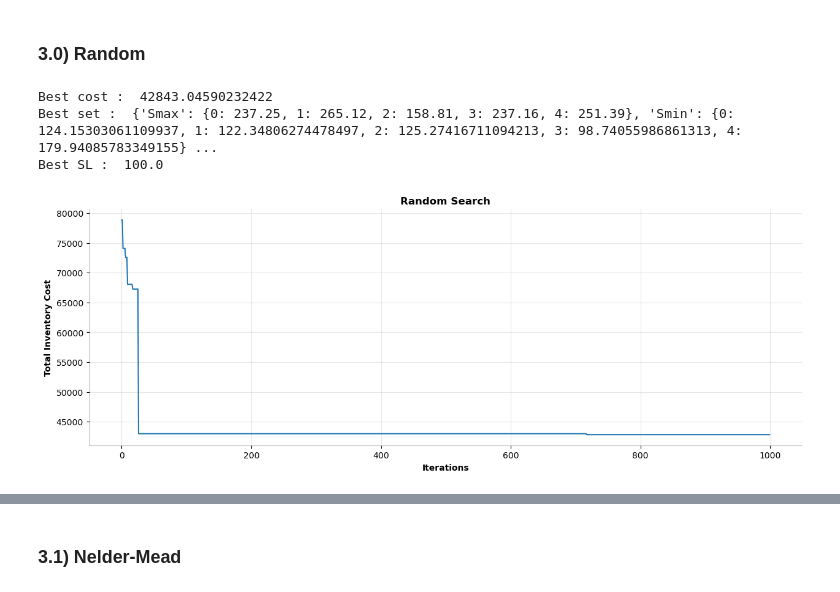
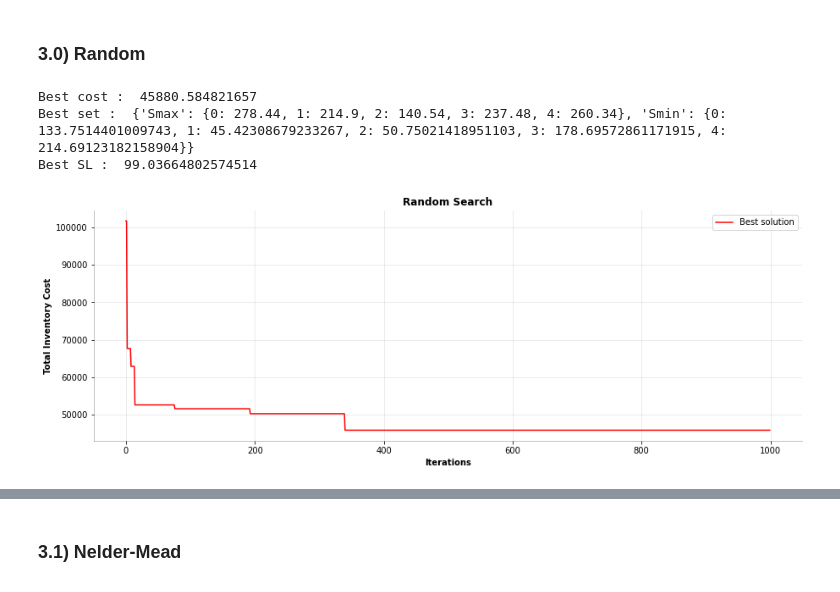
Before and after one commit to yu9800/SELSP_simOpt, a Jupyter notebook: inventory_opt.ipynb, the cells around one changed output, grey strips where cells are left out. Cells and saved outputs as stored; diff of their text form; code cells hidden in the pictures.

Commit message:
fixed plot

```diff
--- a/inventory_opt.ipynb
+++ b/inventory_opt.ipynb
@@ -461,12 +461,16 @@ def get_performance(reps, config, point, name):
 
     return np.mean(l_cost), np.mean(l_sl)
 
-def plot_evolution_best(x_label, title, l_best):
+def plot_evolution_best(x_label, title, results,all_candidates):
     # Create a figure and axis object
     fig, ax = plt.subplots(figsize = (15,5))
 
     # Plot the values as a line graph
-    ax.plot(l_best)
+    ax.plot(results['l_best'], color = 'r', label = 'Best solution')
+
+    if all_candidates:
+        ax.scatter(np.arange(0,len(results['l_all']),1),results['l_all'], label ='Candidate')
+
 
     # Set the x and y axis labels
     ax.set_xlabel(x_label, weight = 'bold')
@@ -474,6 +478,7 @@ def plot_evolution_best(x_label, title, l_best):
 
     # Set the title of the graph
     ax.set_title(title, weight = 'bold')
+    ax.legend()
     plt.grid(axis='both', alpha=.3)
 
     # Remove borders
@@ -490,6 +495,7 @@ def random_opt(flags, config):
     n = flags['N']
 
     ## Store evolution
+    l_all = []
     l_best = []
     overall_best = None
     overall_best_cost = np.inf
@@ -512,6 +518,7 @@ def random_opt(flags, config):
                 overall_best = candidate
                 overall_best_sl = sl
             l_best.append(overall_best_cost)
+            l_all.append(f)
 
             pbar.update(1)
 
@@ -519,20 +526,25 @@ def random_opt(flags, config):
     best_cost = overall_best_cost
     best_sl = overall_best_sl*100
 
-    return best_point, best_cost, best_sl, l_best
+    results = {'best_point': best_point,
+               'best_cost': best_cost,
+               'best_sl': best_sl,
+               'l_best': l_best,
+               'l_all': l_all}
+    return results
 # %%
-b_p, b_c, b_sl,l_best = random_opt(flags, config)
-print('Best cost : ', b_c)
-print('Best set : ', b_p)
+results = random_opt(flags, config)
 
-print('Best SL : ', b_sl)
+print('Best cost : ', results['best_cost'])
+print('Best set : ', results['best_point'])
+print('Best SL : ', results['best_sl'])
 # %% [output]
-Best cost :  42843.04590232422
-Best set :  {'Smax': {0: 237.25, 1: 265.12, 2: 158.81, 3: 237.16, 4: 251.39}, 'Smin': {0: 124.15303061109937, 1: 122.34806274478497, 2: 125.27416711094213, 3: 98.74055986861313, 4: 179.94085783349155} ...
-Best SL :  100.0
+Best cost :  45880.584821657
+Best set :  {'Smax': {0: 278.44, 1: 214.9, 2: 140.54, 3: 237.48, 4: 260.34}, 'Smin': {0: 133.7514401009743, 1: 45.42308679233267, 2: 50.75021418951103, 3: 178.69572861171915, 4: 214.69123182158904}}
+Best SL :  99.03664802574514
 # %%
 x_label = 'Iterations'
 title = 'Random Search'
-plot_evolution_best(x_label, title, l_best)
+plot_evolution_best(x_label, title, results, False)
 # %% [output]
-[figure, old version]
+[figure, new version]
```
Also changed, not shown: parts of 2 cells of this notebook.
